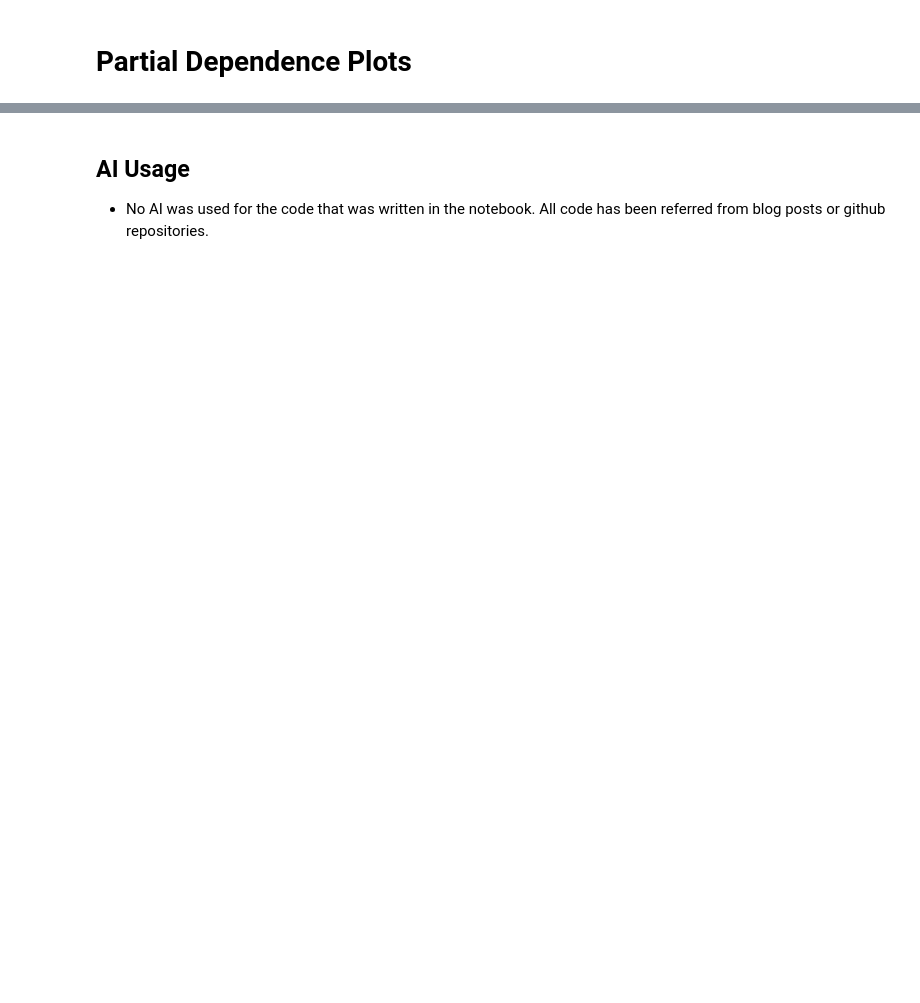
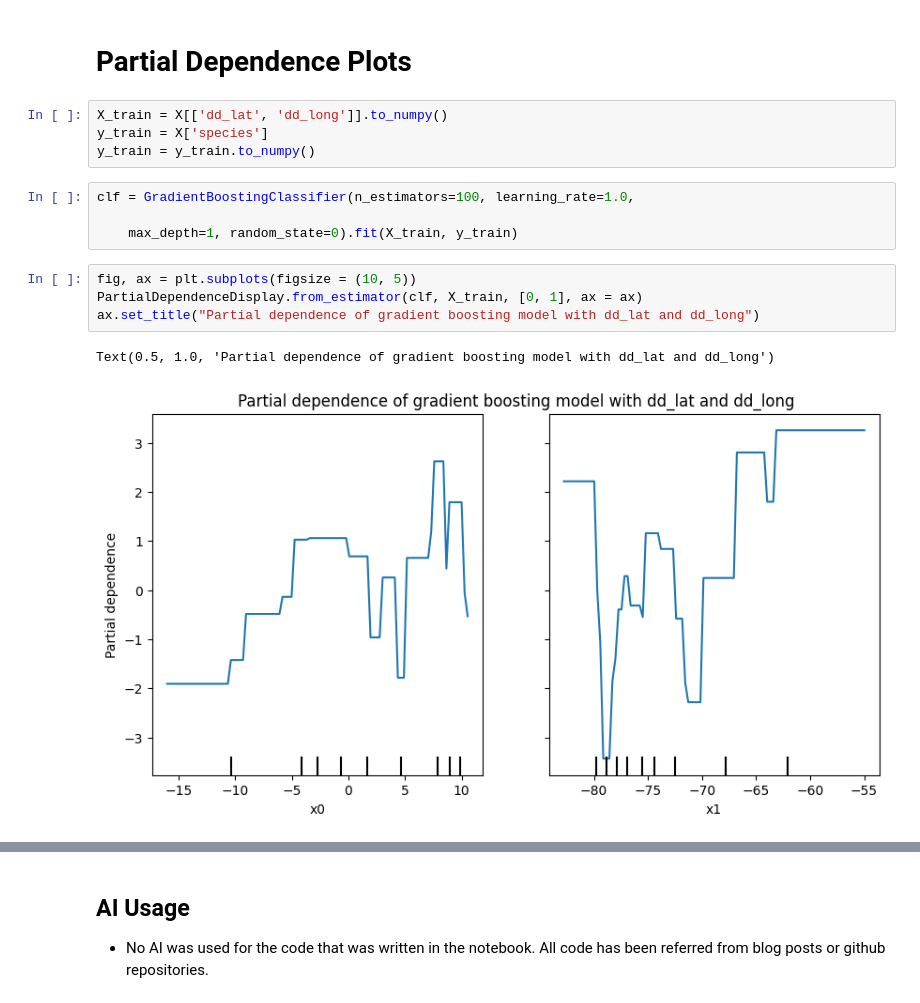
Before and after one commit to shaunak-badani/XAI, a Jupyter notebook: Assignment04/ExplainableTechniquesII.ipynb, the cells around one changed output, grey strips where cells are left out. Drawn from its saved outputs; the diff is of its cells as text; blank space fills up the shorter version.

```diff
--- a/Assignment04/ExplainableTechniquesII.ipynb
+++ b/Assignment04/ExplainableTechniquesII.ipynb
@@ -88,2 +84,17 @@ X = pd.DataFrame({'dd_lat': dd_lat, 'dd_long': dd_long, 'species': species_uniqu
 # %% [markdown]
 # Partial Dependence Plots
+# %%
+X_train = X[['dd_lat', 'dd_long']].to_numpy()
+y_train = X['species']
+y_train = y_train.to_numpy()
+# %%
+clf = GradientBoostingClassifier(n_estimators=100, learning_rate=1.0,
+
+    max_depth=1, random_state=0).fit(X_train, y_train)
+# %%
+fig, ax = plt.subplots(figsize = (10, 5))
+PartialDependenceDisplay.from_estimator(clf, X_train, [0, 1], ax = ax)
+ax.set_title("Partial dependence of gradient boosting model with dd_lat and dd_long")
+# %% [output]
+Text(0.5, 1.0, 'Partial dependence of gradient boosting model with dd_lat and dd_long')
+[figure, added]
```
Also changed, not shown: parts of 13 cells of this notebook.
